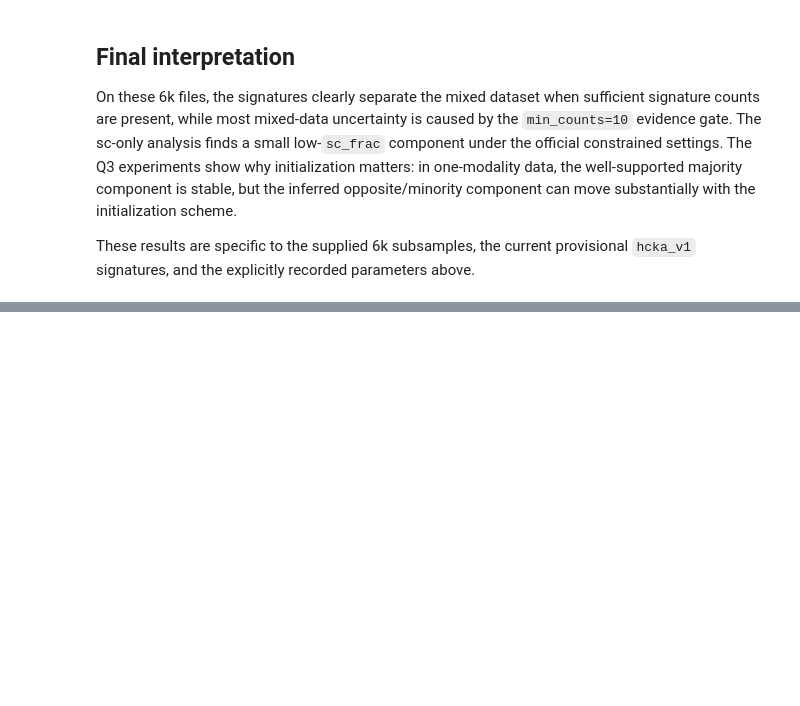
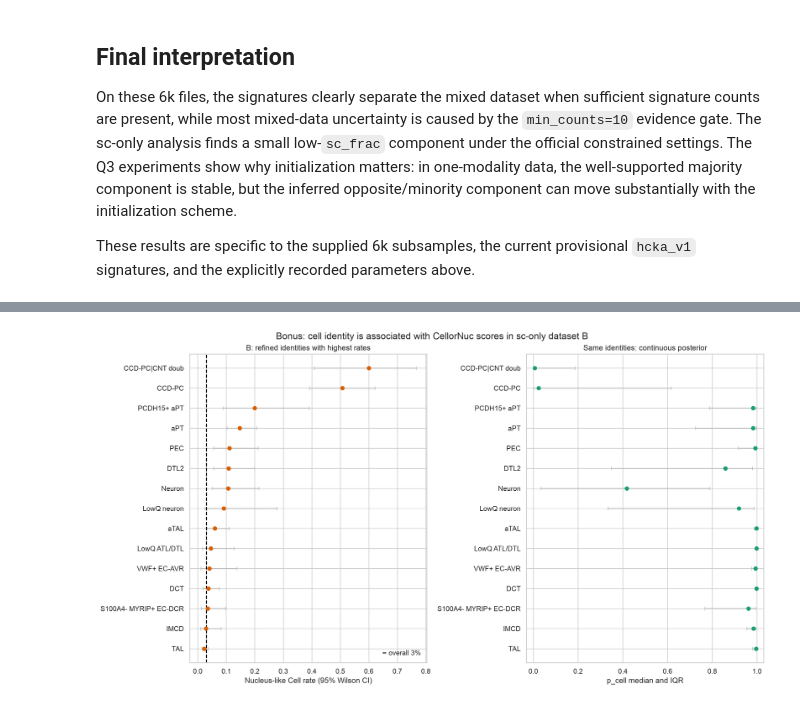
Before and after one commit to UnknownCreature0086/CellorNuc, a Jupyter notebook: notebook/CellorNuc_quiz_6k.ipynb, the cells around one changed output, grey strips where cells are left out. Cells and saved outputs as stored; diff of their text form; code cells hidden in the pictures; blank space fills up the shorter version.

Commit message:
bonus experiment prototype on 6k dataset

```diff
--- a/notebook/CellorNuc_quiz_6k.ipynb
+++ b/notebook/CellorNuc_quiz_6k.ipynb
@@ -807,0 +984,34 @@ These results are specific to the supplied 6k subsamples, the current provisiona
+# %%
+bonus_b_figure = FIGURES_DIR / "bonus_dataset_b_cell_identity_6k.png"
+selected_b = bonus_b_eligible.head(15).sort_values("nucleus_like_rate")
+y = np.arange(len(selected_b))
+
+fig, axes = plt.subplots(1, 2, figsize=(15, 8), constrained_layout=True)
+axes[0].errorbar(
+    selected_b["nucleus_like_rate"], y,
+    xerr=np.vstack([
+        selected_b["nucleus_like_rate"] - selected_b["rate_ci_low"],
+        selected_b["rate_ci_high"] - selected_b["nucleus_like_rate"],
+    ]),
+    fmt="o", color="#d95f02", ecolor="#bdbdbd", capsize=3,
+)
+axes[0].axvline(bonus_b["nucleus_like"].mean(), color="black", linestyle="--", label="overall 3%")
+axes[0].set_yticks(y, selected_b.index)
+axes[0].set(xlabel="Nucleus-like Cell rate (95% Wilson CI)", title="B: refined identities with highest rates")
+axes[0].legend(frameon=False)
+
+axes[1].errorbar(
+    selected_b["median_p_cell"], y,
+    xerr=np.vstack([
+        selected_b["median_p_cell"] - selected_b["q1_p_cell"],
+        selected_b["q3_p_cell"] - selected_b["median_p_cell"],
+    ]),
+    fmt="o", color="#1b9e77", ecolor="#bdbdbd", capsize=3,
+)
+axes[1].set_yticks(y, selected_b.index)
+axes[1].set(xlabel="p_cell median and IQR", title="Same identities: continuous posterior", xlim=(-0.03, 1.03))
+fig.suptitle("Bonus: cell identity is associated with CellorNuc scores in sc-only dataset B", fontsize=15)
+fig.savefig(bonus_b_figure, dpi=180, bbox_inches="tight")
+plt.show()
+# %% [output]
+[figure, added]
```
Also changed, not shown: parts of 14 cells of this notebook.
